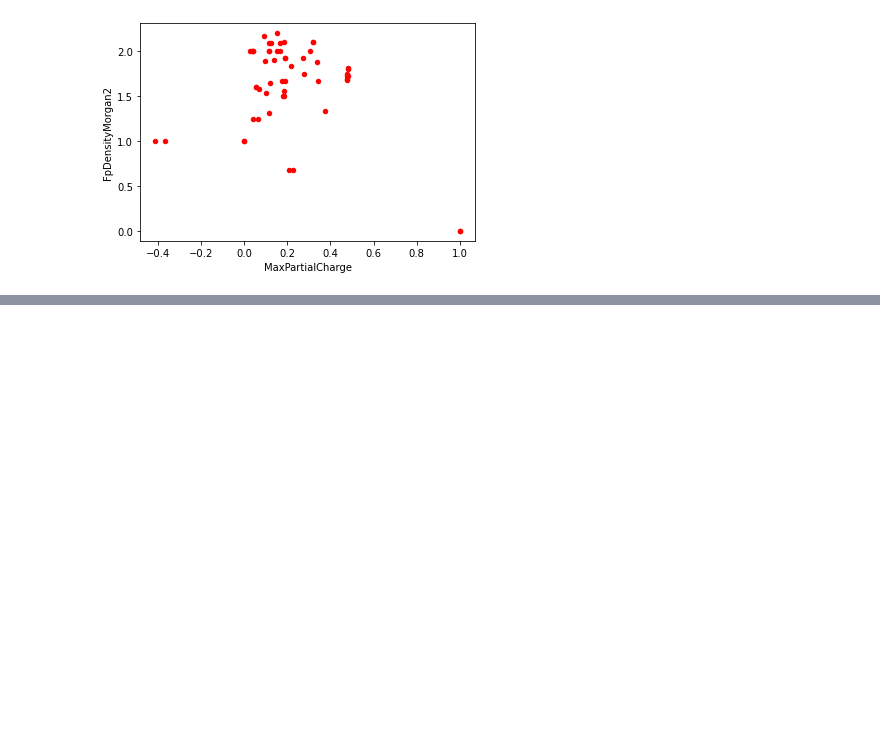
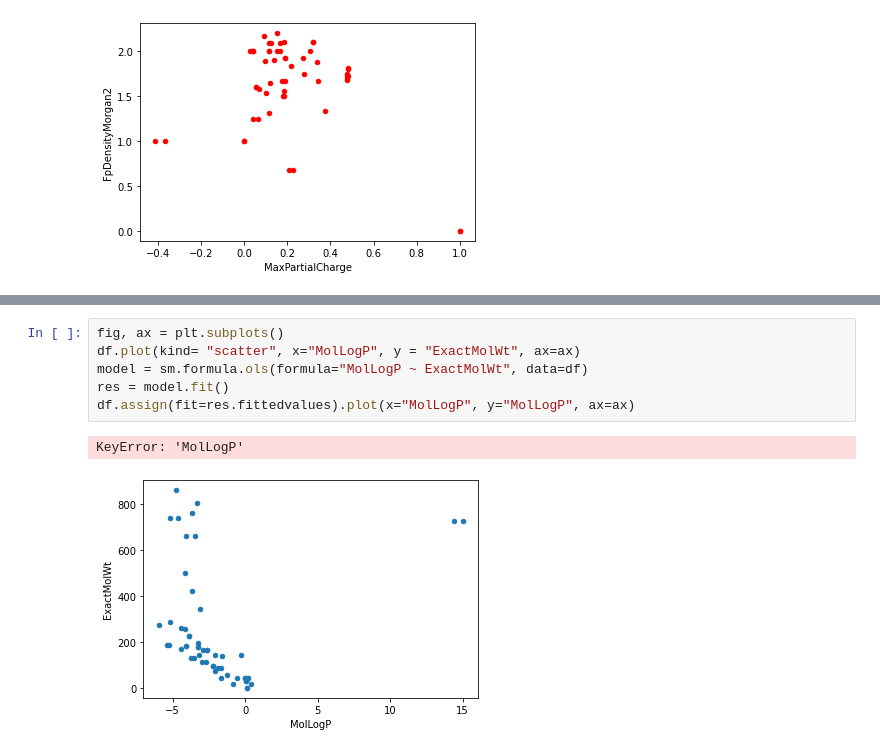
Before and after one commit to meidelien/Metabolic-network-layout-using-biochemical-coordinates, a Jupyter notebook: Notebooks/Plots.ipynb, the cells around one changed output, grey strips where cells are left out. Cells and saved outputs as stored; diff of their text form; blank space fills up the shorter version.

```diff
--- a/Notebooks/Plots.ipynb
+++ b/Notebooks/Plots.ipynb
@@ -64,0 +85,9 @@ df.plot(kind="scatter", x = "MaxPartialCharge", y  = "FpDensityMorgan3", color =
+# %%
+fig, ax = plt.subplots()
+df.plot(kind= "scatter", x="MolLogP", y = "ExactMolWt", ax=ax)
+model = sm.formula.ols(formula="MolLogP ~ ExactMolWt", data=df)
+res = model.fit()
+df.assign(fit=res.fittedvalues).plot(x="MolLogP", y="MolLogP", ax=ax)
+# %% [output]
+KeyError: 'MolLogP'
+[figure, added]
```
Also changed, not shown: parts of 26 cells of this notebook, 2 other files.
